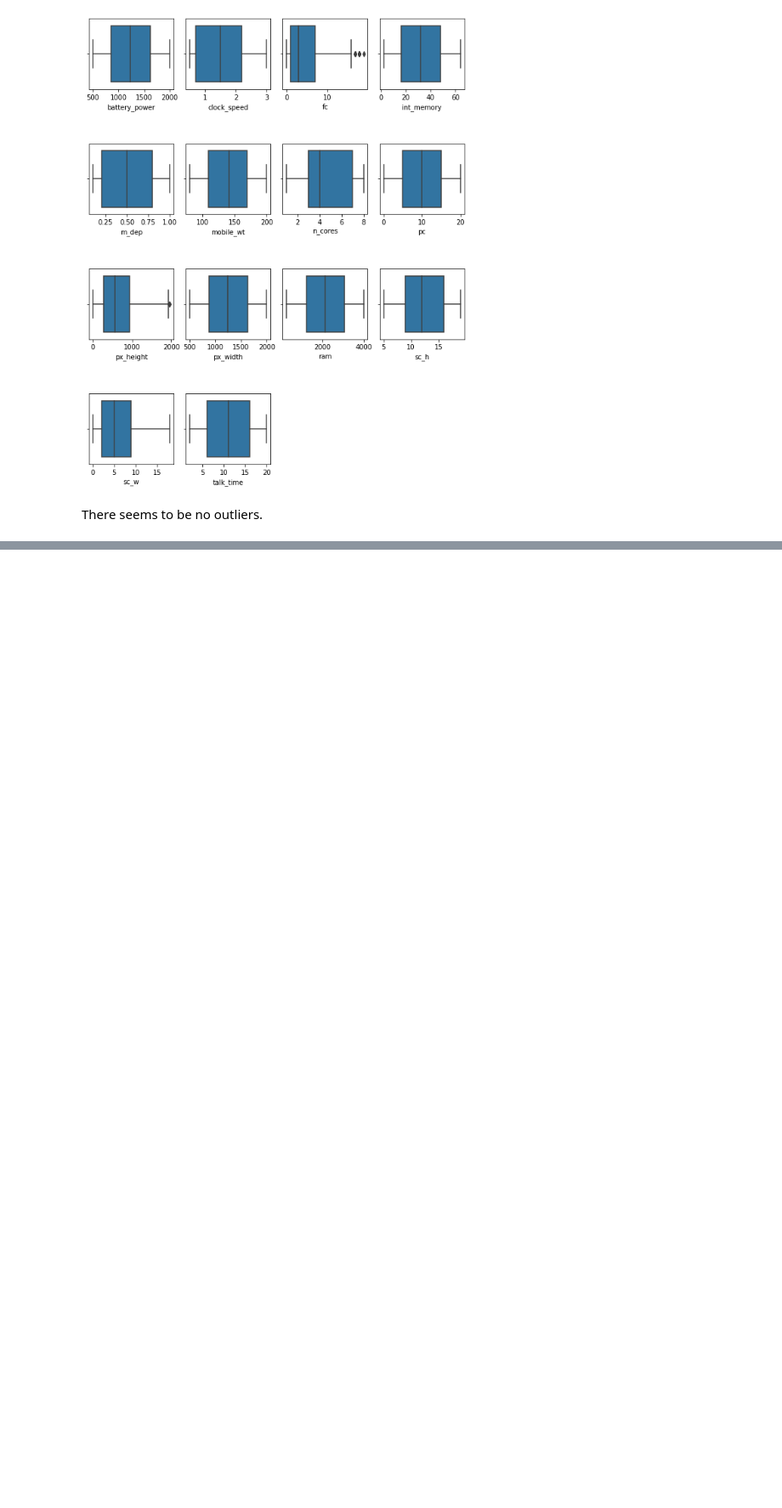
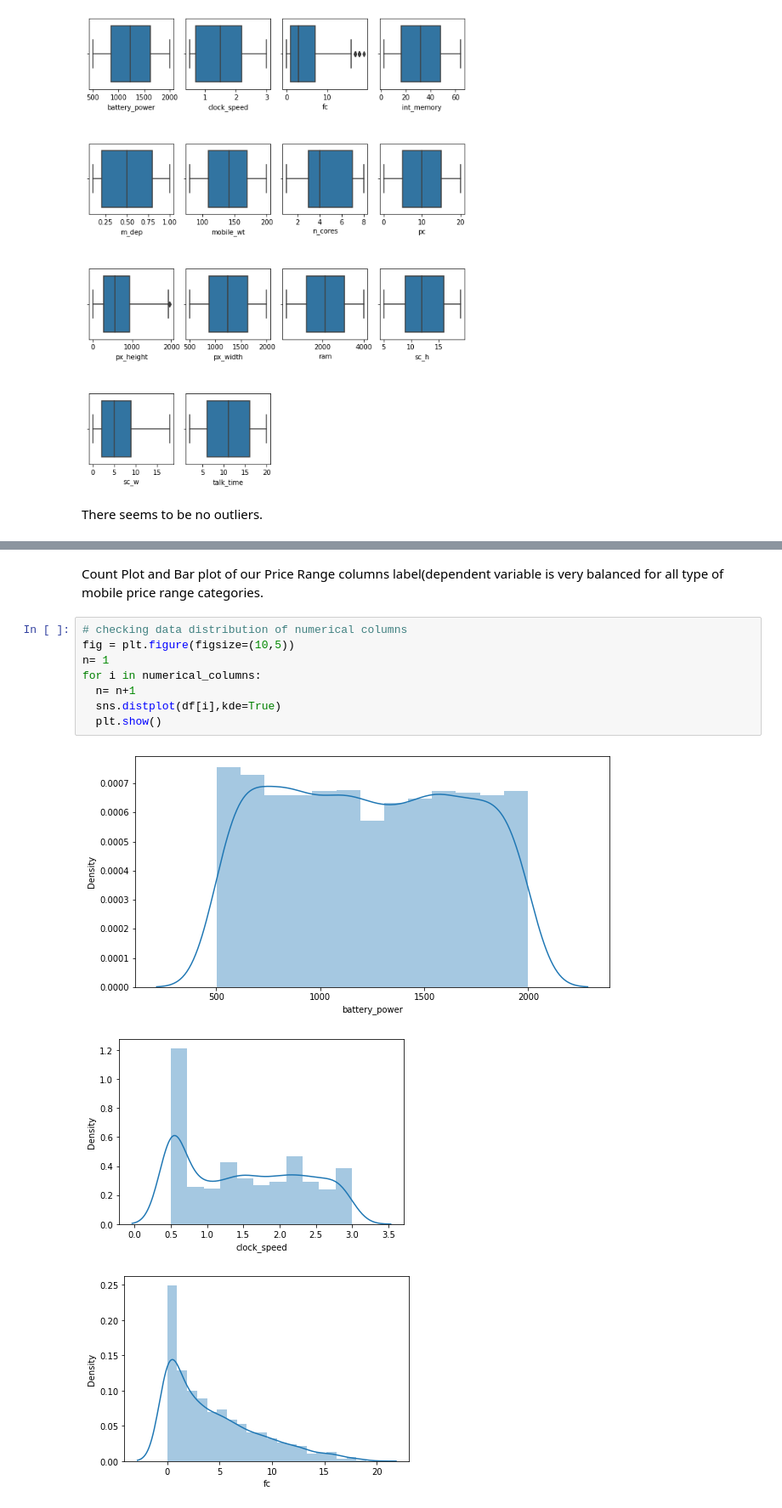
Before and after one commit to kavyas1989/Mobile-Price-Range-Prediction, a Jupyter notebook: Mobile_Price_Range_Prediction.ipynb, the cells around one changed output, grey strips where cells are left out. Shown at 85% size. Saved outputs shown, nothing was run; the diff lists cells and outputs as text; blank space fills up the shorter version.

```diff
--- a/Mobile_Price_Range_Prediction.ipynb
+++ b/Mobile_Price_Range_Prediction.ipynb
@@ -272,0 +299,14 @@ for i in columns:
+# %% [markdown]
+Count Plot and Bar plot of our Price Range columns label(dependent variable is very balanced for all type of mobile price range categories.
+# %%
+# checking data distribution of numerical columns
+fig = plt.figure(figsize=(10,5))
+n= 1
+for i in numerical_columns:
+  n= n+1
+  sns.distplot(df[i],kde=True)
+  plt.show()
+# %% [output]
+[figure, added]
+[figure, added]
+[figure, added]
```
Also changed, not shown: parts of 88 cells of this notebook.
